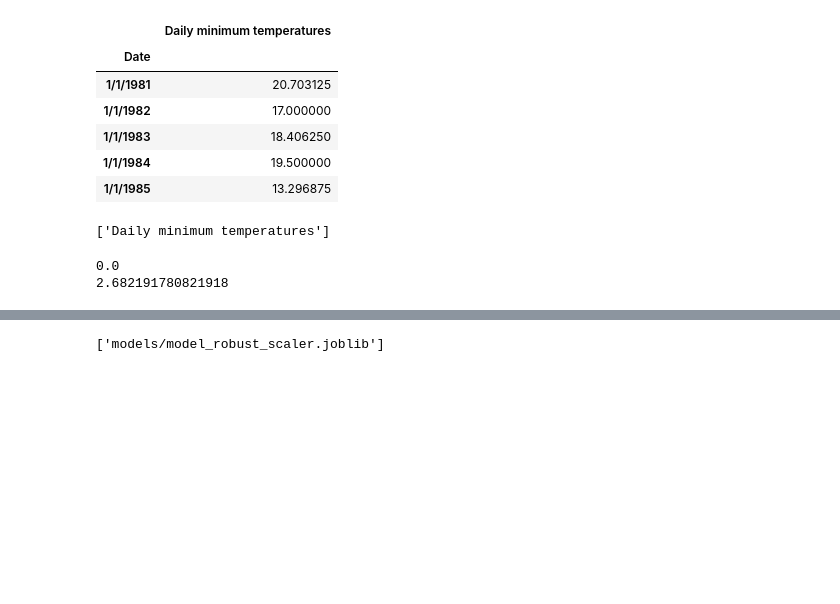
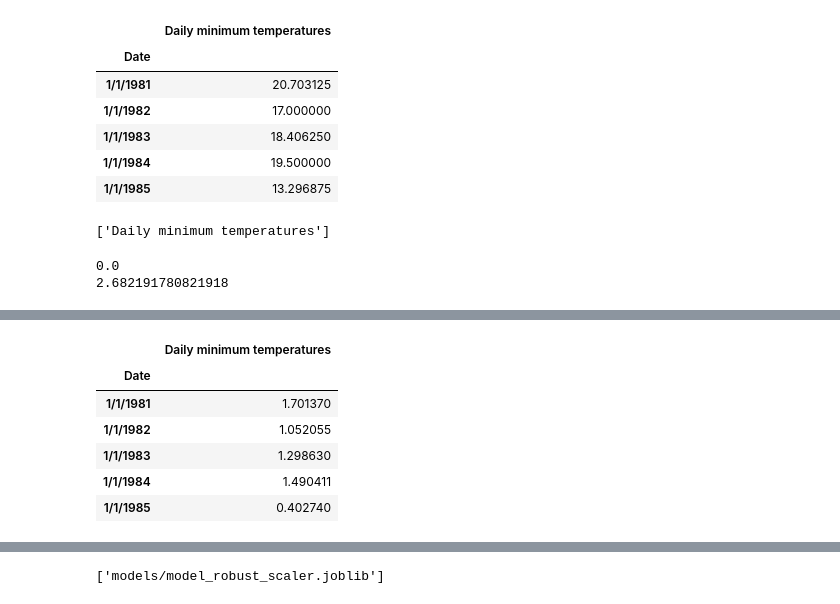
Before and after one commit to fog13/sequences, a Jupyter notebook: RNN-from-scratch.ipynb, the cells around one changed output, grey strips where cells are left out. Cells and saved outputs as stored; diff of their text form; code cells hidden in the pictures; blank space fills up the shorter version.

```diff
--- a/RNN-from-scratch.ipynb
+++ b/RNN-from-scratch.ipynb
@@ -219,3 +237,13 @@ write_to_hdf5(partitioned_df[['Daily minimum temperatures']], window_size,
+# %%
+display(partitioned_df.head(5))
+# %% [output]
+|  | Daily minimum temperatures |
+| Date |  |
+| 1/1/1981 | 1.701370 |
+| 1/1/1982 | 1.052055 |
+| 1/1/1983 | 1.298630 |
+| 1/1/1984 | 1.490411 |
+| 1/1/1985 | 0.402740 |
 # %%
 ## Check if partitioned dataframe has any affect on file generated
 
```
Also changed, not shown: parts of 11 cells of this notebook, 1 other file.
